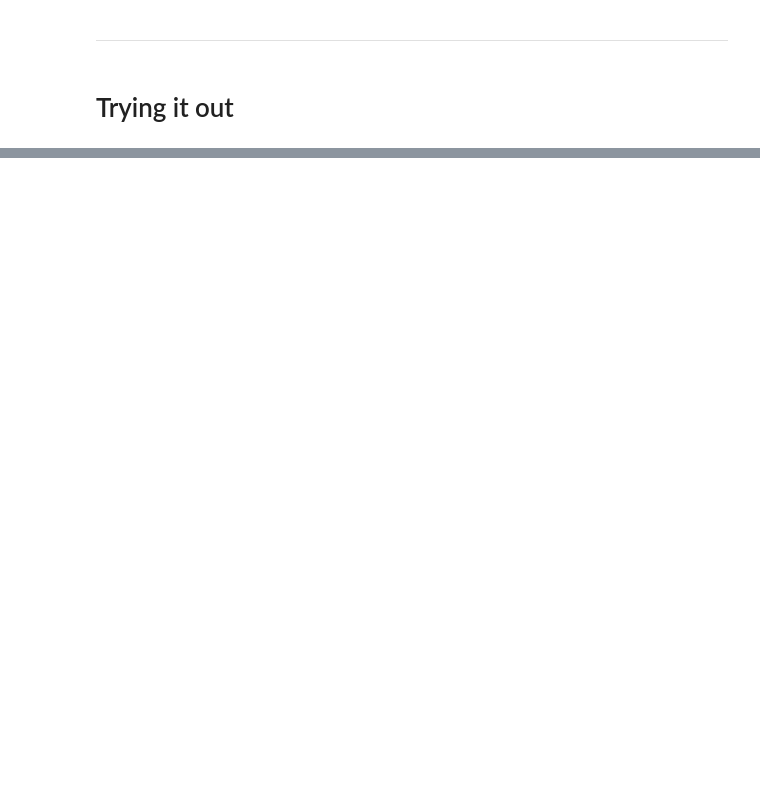
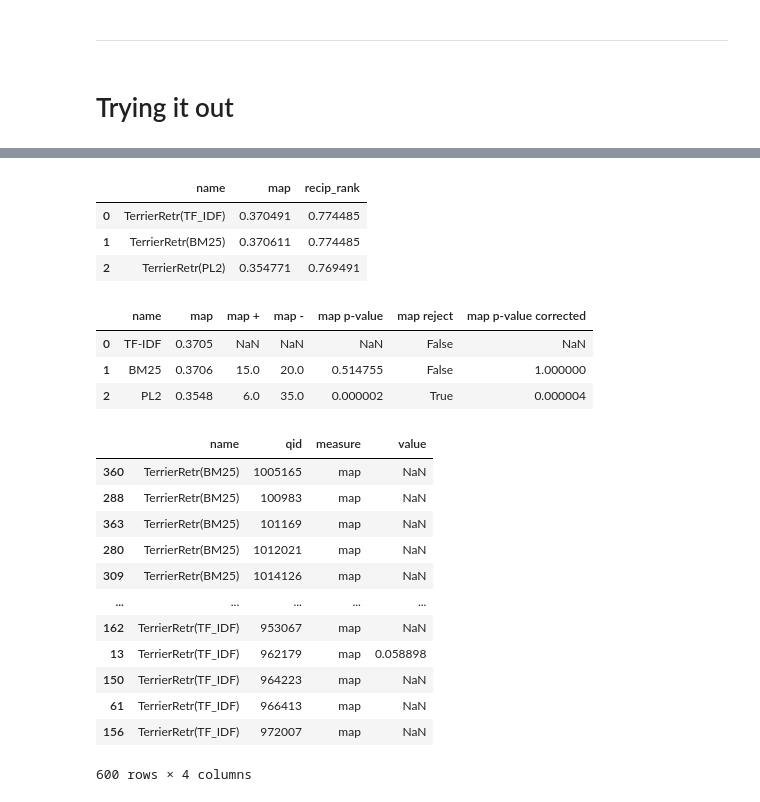
Before and after one commit to giuliocapecchi/IR_project, a Jupyter notebook: IR_project.ipynb, the cells around one changed output, grey strips where cells are left out. Drawn from its saved outputs; the diff is of its cells as text; code cells hidden in the pictures; blank space fills up the shorter version.

Commit message:
ir_measures e pyterrier

```diff
--- a/IR_project.ipynb
+++ b/IR_project.ipynb
@@ -824,15 +838,14 @@ R@20 = 0.3014126920954252
 # %%
 import ir_measures
-from ir_measures import * # import natural measure names
+from ir_measures import *
 
-chosen_collection = "vaswani"
-qrels = pd.read_csv(f'./collection/{chosen_collection}/{chosen_collection}-qrels.txt', sep='\t', header=None, names=['query_id', 'doc_id', 'relevance', 'iteration'])
+chosen_collection = "msmarco"
+
+# Load the qrels
+qrels = pd.read_csv('./collection/'+chosen_collection+'/'+chosen_collection+'-qrels.txt', sep=' ', header=None)
+qrels.columns = ['query_id', 'Q0', 'doc_id', 'relevance']
 qrels['query_id'] = qrels['query_id'].apply(str)
 qrels['doc_id'] = qrels['doc_id'].apply(str)
 qrels['relevance'] = qrels['relevance'].apply(int)
-
-
+# Load the run
 run_file = list(ir_measures.read_trec_run(f'./results/{chosen_collection}.run'))
-
-
-print(ir_measures.calc_aggregate([P@5, P(rel=2)@5, nDCG@10, AP, AP(rel=2), Bpref, Bpref(rel=2), Judged@10], qrels, run_file))
@@ -949,0 +1028,4 @@ VBox(children=(HBox(children=(RadioButtons(description='Scoring function:', opti
+# %%
+indexref = pt.IndexRef.of(os.path.abspath("index_3docs/data.properties"))
+index = pt.IndexFactory.of(indexref)
+print(index.getCollectionStatistics())
@@ -949,0 +1194,56 @@ VBox(children=(HBox(children=(RadioButtons(description='Scoring function:', opti
+# %%
+# Definizione dei retriever
+TF_IDF = pt.BatchRetrieve(index, wmodel="TF_IDF")
+BM25 = pt.BatchRetrieve(index, wmodel="BM25")
+PL2 = pt.BatchRetrieve(index, wmodel="PL2")
+
+# Esegui l'esperimento
+pt.Experiment(
+    [TF_IDF, BM25, PL2],
+    processed_queries,
+    qrels,
+    eval_metrics=["map", "recip_rank"]
+)
+# %% [output]
+|  | name | map | recip_rank |
+| 0 | TerrierRetr(TF_IDF) | 0.370491 | 0.774485 |
+| 1 | TerrierRetr(BM25) | 0.370611 | 0.774485 |
+| 2 | TerrierRetr(PL2) | 0.354771 | 0.769491 |
+# %%
+pt.Experiment(
+    [TF_IDF, BM25, PL2],
+    processed_queries,
+    qrels,
+    eval_metrics=["map"],
+    round={"map" : 4},
+    names=['TF-IDF', 'BM25', 'PL2'],
+    baseline=0,
+    correction='b'
+)
+# %% [output]
+|  | name | map | map + | map - | map p-value | map reject | map p-value corrected |
+| 0 | TF-IDF | 0.3705 | NaN | NaN | NaN | False | NaN |
+| 1 | BM25 | 0.3706 | 15.0 | 20.0 | 0.514755 | False | 1.000000 |
+| 2 | PL2 | 0.3548 | 6.0 | 35.0 | 0.000002 | True | 0.000004 |
+# %%
+pt.Experiment(
+    [TF_IDF, BM25, PL2],
+    processed_queries,
+    qrels,
+    eval_metrics=["map"],
+    perquery=True
+)
+# %% [output]
+|  | name | qid | measure | value |
+| 360 | TerrierRetr(BM25) | 1005165 | map | NaN |
+| 288 | TerrierRetr(BM25) | 100983 | map | NaN |
+| 363 | TerrierRetr(BM25) | 101169 | map | NaN |
+| 280 | TerrierRetr(BM25) | 1012021 | map | NaN |
+| 309 | TerrierRetr(BM25) | 1014126 | map | NaN |
+| ... | ... | ... | ... | ... |
+| 162 | TerrierRetr(TF_IDF) | 953067 | map | NaN |
+| 13 | TerrierRetr(TF_IDF) | 962179 | map | 0.058898 |
+| 150 | TerrierRetr(TF_IDF) | 964223 | map | NaN |
+| 61 | TerrierRetr(TF_IDF) | 966413 | map | NaN |
+| 156 | TerrierRetr(TF_IDF) | 972007 | map | NaN |
+600 rows × 4 columns
```
Also changed, not shown: parts of 35 cells of this notebook.
